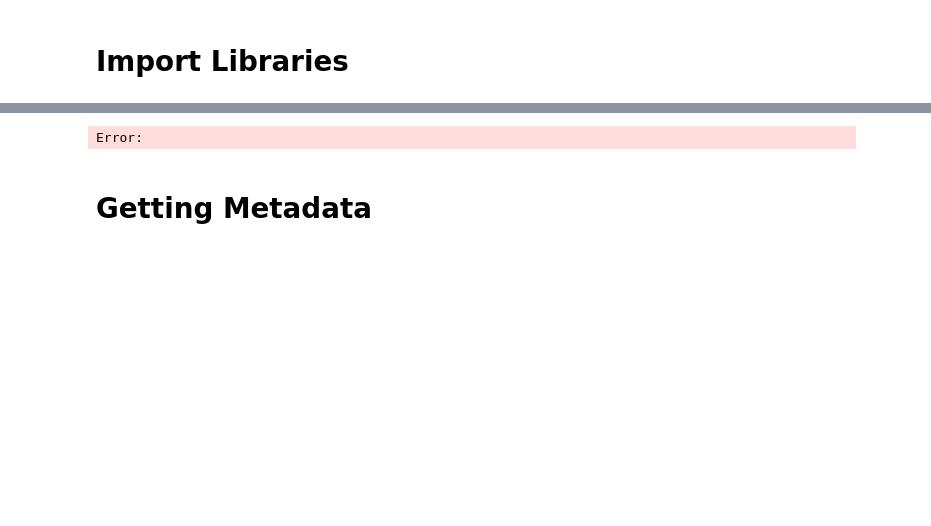
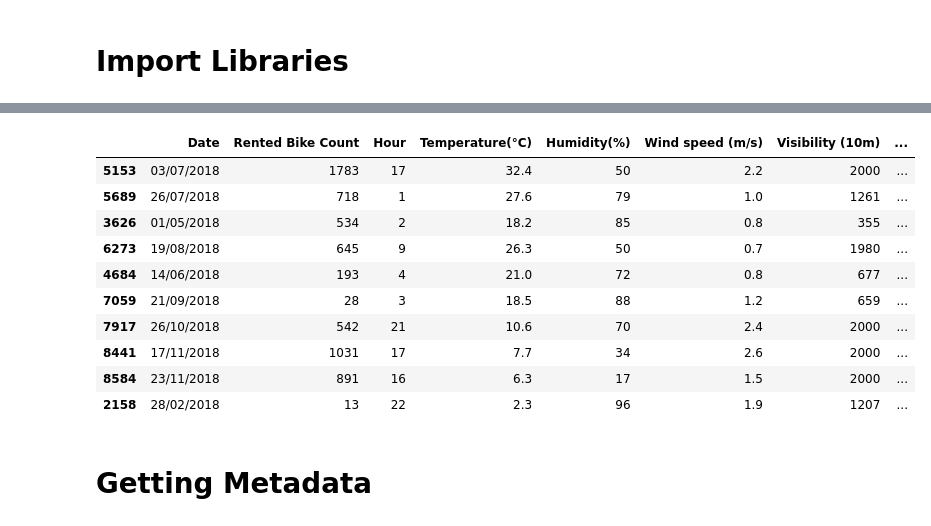
Before and after one commit to drjodyannjones/mdsi_python_seminar_11122023, a Jupyter notebook: exploratory_data_analysis/eda.ipynb, the cells around one changed output, grey strips where cells are left out. Drawn from its saved outputs; the diff is of its cells as text; code cells hidden in the pictures; blank space fills up the shorter version.

```diff
--- a/exploratory_data_analysis/eda.ipynb
+++ b/exploratory_data_analysis/eda.ipynb
@@ -36,14 +41,24 @@ ModuleNotFoundError: No module named 'numpy'
 # %%
 # Import Dataset
 # Pandas is a rich library with many functions to work with datasets. We import it and use it to read the csv file.
 
 import pandas as pd
-df = pd.read_csv('..\datasets\seoul_bike_data.csv', encoding='ISO-8859-1')
+df = pd.read_csv('../datasets/seoul_bike_data.csv', encoding='ISO-8859-1')
 
 # We use the head method to check the first 5 rows of the dataset.
 df.sample(10)
 # %% [output]
-Error:
+|  | Date | Rented Bike Count | Hour | Temperature(°C) | Humidity(%) | Wind speed (m/s) | Visibility (10m) | ... |
+| 5153 | 03/07/2018 | 1783 | 17 | 32.4 | 50 | 2.2 | 2000 | ... |
+| 5689 | 26/07/2018 | 718 | 1 | 27.6 | 79 | 1.0 | 1261 | ... |
+| 3626 | 01/05/2018 | 534 | 2 | 18.2 | 85 | 0.8 | 355 | ... |
+| 6273 | 19/08/2018 | 645 | 9 | 26.3 | 50 | 0.7 | 1980 | ... |
+| 4684 | 14/06/2018 | 193 | 4 | 21.0 | 72 | 0.8 | 677 | ... |
+| 7059 | 21/09/2018 | 28 | 3 | 18.5 | 88 | 1.2 | 659 | ... |
+| 7917 | 26/10/2018 | 542 | 21 | 10.6 | 70 | 2.4 | 2000 | ... |
+| 8441 | 17/11/2018 | 1031 | 17 | 7.7 | 34 | 2.6 | 2000 | ... |
+| 8584 | 23/11/2018 | 891 | 16 | 6.3 | 17 | 1.5 | 2000 | ... |
+| 2158 | 28/02/2018 | 13 | 22 | 2.3 | 96 | 1.9 | 1207 | ... |
 # %% [markdown]
 # Getting Metadata
 # %%
```
Also changed, not shown: parts of 41 cells of this notebook.
